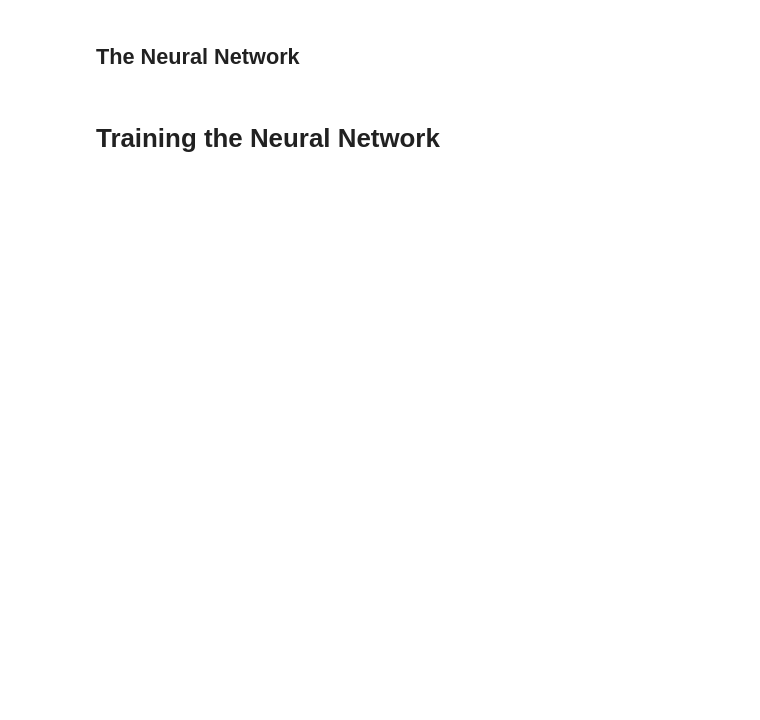
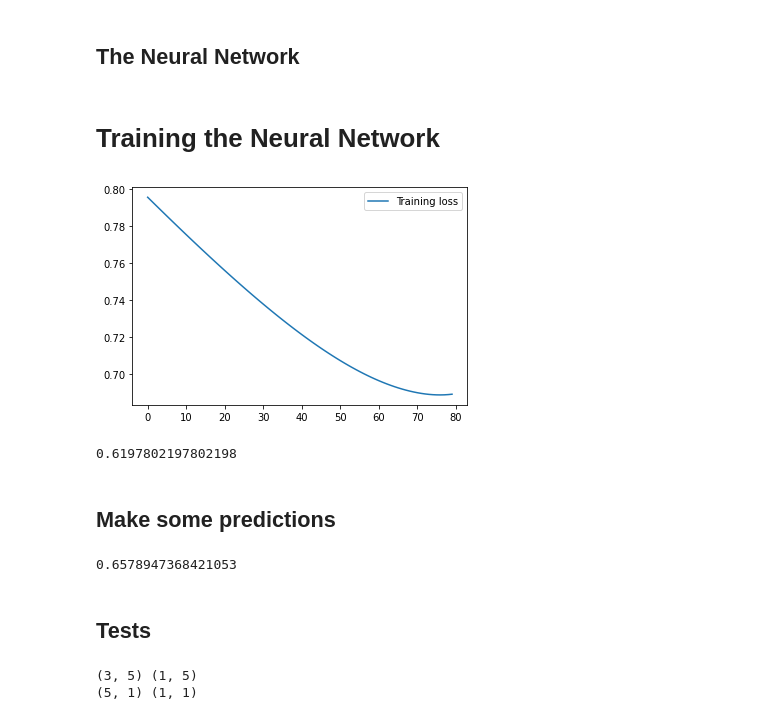
Before and after one commit to tinuademargaret/AI-Scratch, a Jupyter notebook: ANN.ipynb, the cells around one changed output. Drawn from its saved outputs; the diff is of its cells as text; code cells hidden in the pictures; blank space fills up the shorter version.

```diff
--- a/ANN.ipynb
+++ b/ANN.ipynb
@@ -27,2 +64,10 @@ import pandas as pd
+# %%
+X_mean = np.mean(X,axis=1,keepdims=True) #Find the mean of each feature
+X_max = np.max(X,axis=1,keepdims=True) #Find the maximum of each feature
+X_normalized = (X-X_mean)/(X_max)
+# %%
+X_train, X_test, Y_train, Y_test = train_test_split(X_normalized, y, test_size=0.2, random_state=40)
+Y_train = Y_train.reshape(len(Y_train), 1)
+Y_test = Y_test.reshape(len(Y_test), 1)
 # %% [markdown]
 ## Log Loss Cost Function
@@ -32,3 +74,7 @@ def cost():
+# %%
+def loss(y, y_pred):
+  log_loss = -y*np.log(y_pred) - (1-y)*np.log(1-y_pred)
+  return np.sum(log_loss) / y.shape[0]
 # %% [markdown]
 ## Sigmoid Activation Function
 # %%
@@ -42,4 +88,4 @@ def sigmoid(z):
 def ReLU(z):
   """
   """
-  return max(0, z)
+  return np.maximum(0, z)
@@ -264,0 +409,29 @@ for ii in range(iterations):
+# %%
+plt.plot(losses['train'], label='Training loss')
+# plt.plot(losses['validation'], label='Validation loss')
+plt.legend()
+_ = plt.ylim()
+# %% [output]
+[figure, added]
+# %%
+y_pred = (y_pred>0.5).astype(int)
+accuracy_score(y_pred, Y_train)
+# %% [output]
+0.6197802197802198
+# %% [markdown]
+## Make some predictions
+# %%
+predictions = model.feedForward(X_test)
+predictions = (predictions>0.5).astype(int)
+accuracy_score(predictions, Y_test)
+# %% [output]
+0.6578947368421053
+# %% [markdown]
+## Tests
+# %%
+# Sanity check: Weights and bias dimension are properly set
+for layer in model.network:
+  print(layer.weights.shape, layer.bias.shape)
+# %% [output]
+(3, 5) (1, 5)
+(5, 1) (1, 1)
```
Also changed, not shown: parts of 20 cells of this notebook.
